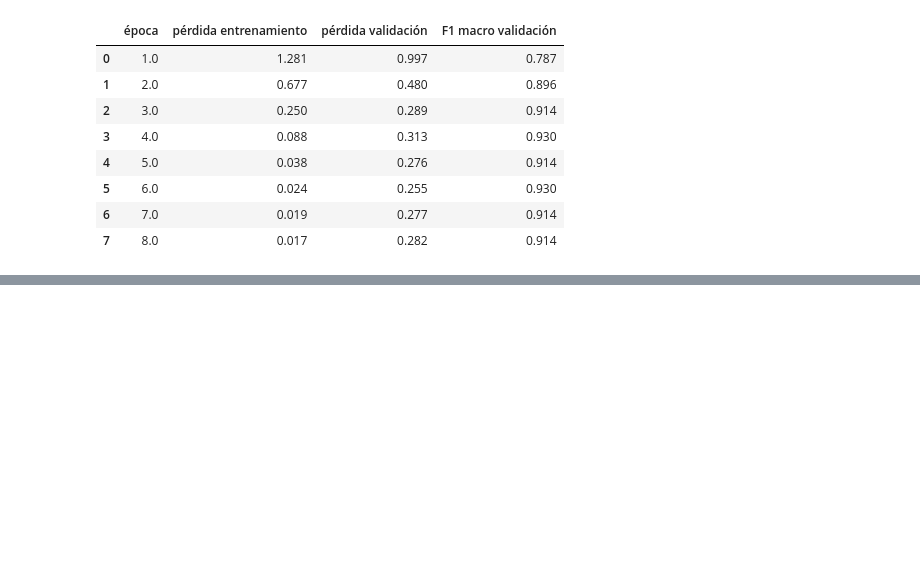
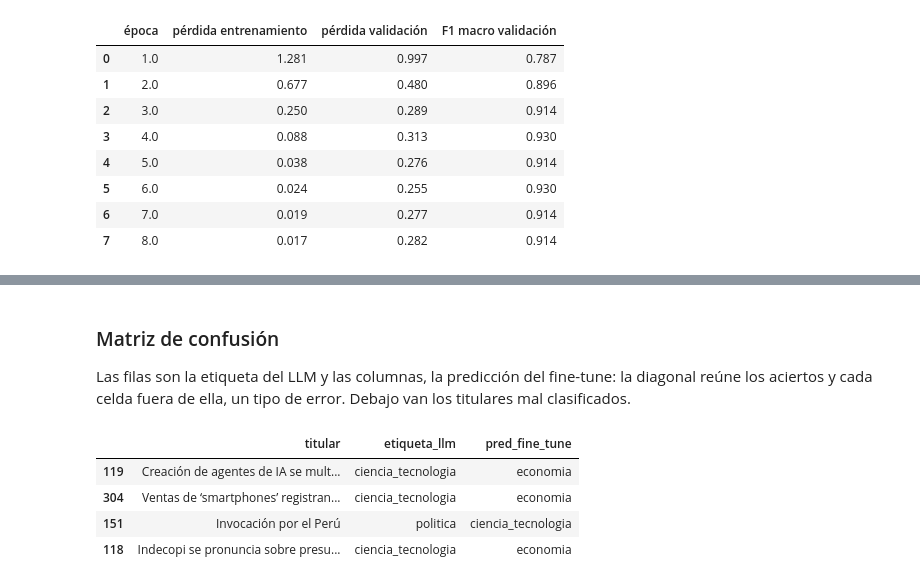
Before and after one commit to RenatoGates/python-intermedio-QLAB, a Jupyter notebook: tarea_1/02_clasificacion.ipynb, the cells around one changed output, grey strips where cells are left out. Drawn from its saved outputs; the diff is of its cells as text; code cells hidden in the pictures; blank space fills up the shorter version.

```diff
--- a/tarea_1/02_clasificacion.ipynb
+++ b/tarea_1/02_clasificacion.ipynb
@@ -372,0 +379,7 @@ Entrenamiento: 5.7 minutos
+# %%
+predicciones = entrenador.predict(Titulares(test)).predictions.argmax(axis=-1)
+test = test.assign(pred_fine_tune=[ID_A_ETIQUETA[i] for i in predicciones])
+f1_fine_tune = f1_score(test["etiqueta_llm"], test["pred_fine_tune"], average="macro")
+
+print(f"F1 macro del fine-tune en test ({len(test)} titulares): {f1_fine_tune:.3f}\n")
+print(classification_report(test["etiqueta_llm"], test["pred_fine_tune"], labels=CATEGORIAS, digits=3, zero_division=0))
@@ -372,0 +399,30 @@ Entrenamiento: 5.7 minutos
+# %% [markdown]
+### Matriz de confusión
+
+Las filas son la etiqueta del LLM y las columnas, la predicción del fine-tune: la diagonal reúne los aciertos y cada celda fuera de ella, un tipo de error. Debajo van los titulares mal clasificados.
+# %%
+matriz = pd.DataFrame(confusion_matrix(test["etiqueta_llm"], test["pred_fine_tune"], labels=CATEGORIAS),
+                      index=CATEGORIAS, columns=CATEGORIAS)
+aciertos = int(np.trace(matriz.to_numpy()))
+n_error, real_error, pred_error = max((matriz.at[r, p], r, p) for r in CATEGORIAS for p in CATEGORIAS if r != p)
+titulo = f"El fine-tune acierta {aciertos} de {len(test)} titulares de test"
+if n_error:
+    titulo += f"; su confusión más frecuente es {real_error} → {pred_error} ({n_error})"
+
+fig = px.imshow(matriz, text_auto=True, title=titulo,
+                color_continuous_scale=["#fcfcfb", "#86b6ef", "#2a78d6", "#104281"],
+                labels={"x": "Predicción del fine-tune", "y": "Etiqueta del LLM", "color": "Titulares"})
+fig.update_layout(template="simple_white", paper_bgcolor="#fcfcfb", plot_bgcolor="#fcfcfb",
+                  font=dict(family="system-ui, 'Segoe UI', sans-serif", size=13, color="#0b0b0b"),
+                  title=dict(font_size=17, subtitle=dict(text="Matriz de confusión en test; la diagonal son aciertos",
+                                                         font=dict(size=13, color="#52514e"))),
+                  margin=dict(t=110))
+fig.show()
+
+test.loc[test["pred_fine_tune"] != test["etiqueta_llm"], ["titular", "etiqueta_llm", "pred_fine_tune"]]
+# %% [output]
+|  | titular | etiqueta_llm | pred_fine_tune |
+| 119 | Creación de agentes de IA se mult... | ciencia_tecnologia | economia |
+| 304 | Ventas de ‘smartphones’ registran... | ciencia_tecnologia | economia |
+| 151 | Invocación por el Perú | politica | ciencia_tecnologia |
+| 118 | Indecopi se pronuncia sobre presu... | ciencia_tecnologia | economia |
```
Also changed, not shown: parts of 5 cells of this notebook.
